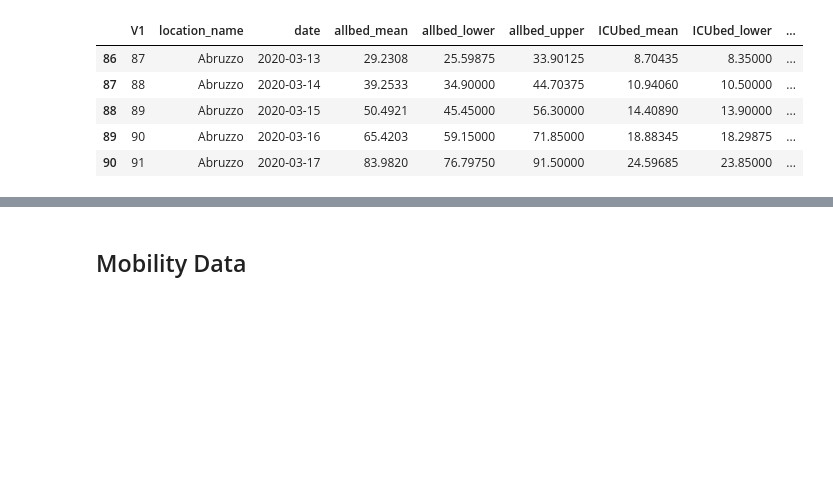
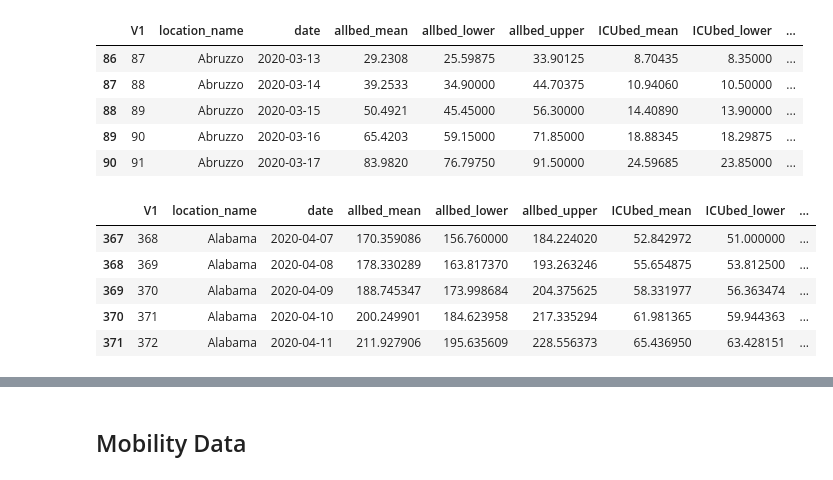
Before and after one commit to mchirico/COVID-19, a Jupyter notebook: COVID_19.ipynb, the cells around one changed output, grey strips where cells are left out. Cells and saved outputs as stored; diff of their text form; code cells hidden in the pictures; blank space fills up the shorter version.

```diff
--- a/COVID_19.ipynb
+++ b/COVID_19.ipynb
@@ -88,6 +84,7 @@ for f in file:
     file_summary = f
 # %%
 fh=pd.read_csv(file_hospital)
+t = fh[fh['confirmed_infections'] >= 200].head()
 fh[fh['confirmed_infections'] >= 20].head()
 # %% [output]
 |  | V1 | location_name | date | allbed_mean | allbed_lower | allbed_upper | ICUbed_mean | ICUbed_lower | ... |
@@ -96,6 +93,19 @@ fh[fh['confirmed_infections'] >= 20].head()
 | 88 | 89 | Abruzzo | 2020-03-15 | 50.4921 | 45.45000 | 56.30000 | 14.40890 | 13.90000 | ... |
 | 89 | 90 | Abruzzo | 2020-03-16 | 65.4203 | 59.15000 | 71.85000 | 18.88345 | 18.29875 | ... |
 | 90 | 91 | Abruzzo | 2020-03-17 | 83.9820 | 76.79750 | 91.50000 | 24.59685 | 23.85000 | ... |
+# %%
+sub = [ 'allbed_mean', 'allbed_lower',
+       'allbed_upper', 'ICUbed_mean', 'ICUbed_lower', 'ICUbed_upper',
+       'InvVen_mean', 'InvVen_lower', 'InvVen_upper', 'deaths_mean',
+       'deaths_lower', 'deaths_upper']
+t.style.bar(subset=sub, color='#d65f5f')
+# %% [output]
+|  | V1 | location_name | date | allbed_mean | allbed_lower | allbed_upper | ICUbed_mean | ICUbed_lower | ... |
+| 367 | 368 | Alabama | 2020-04-07 | 170.359086 | 156.760000 | 184.224020 | 52.842972 | 51.000000 | ... |
+| 368 | 369 | Alabama | 2020-04-08 | 178.330289 | 163.817370 | 193.263246 | 55.654875 | 53.812500 | ... |
+| 369 | 370 | Alabama | 2020-04-09 | 188.745347 | 173.998684 | 204.375625 | 58.331977 | 56.363474 | ... |
+| 370 | 371 | Alabama | 2020-04-10 | 200.249901 | 184.623958 | 217.335294 | 61.981365 | 59.944363 | ... |
+| 371 | 372 | Alabama | 2020-04-11 | 211.927906 | 195.635609 | 228.556373 | 65.436950 | 63.428151 | ... |
 # %%
 fs=pd.read_csv(file_summary)
 fs.head()
```
Also changed, not shown: parts of 31 cells of this notebook.
